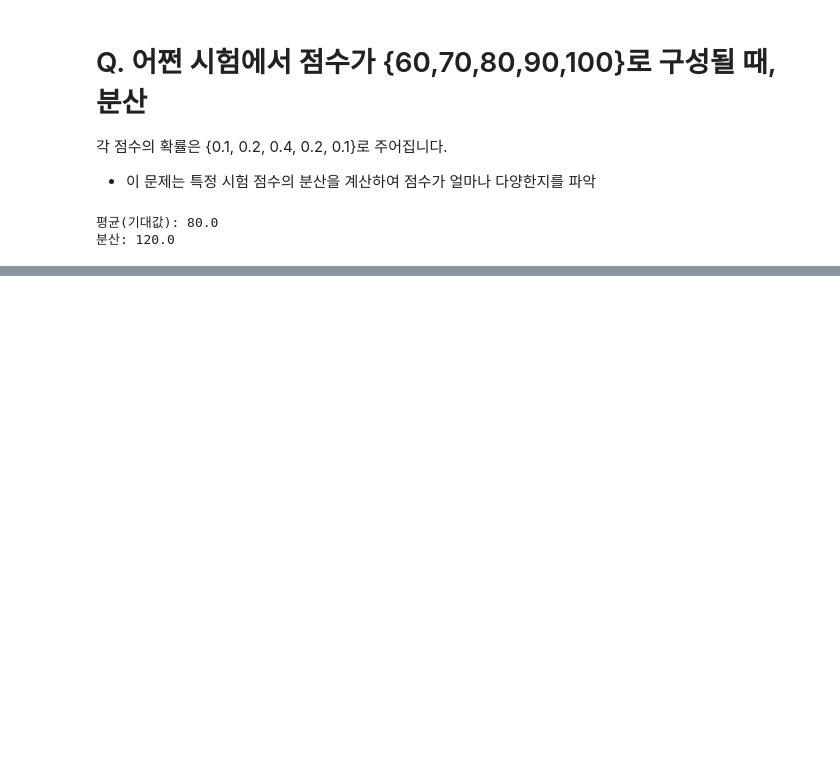
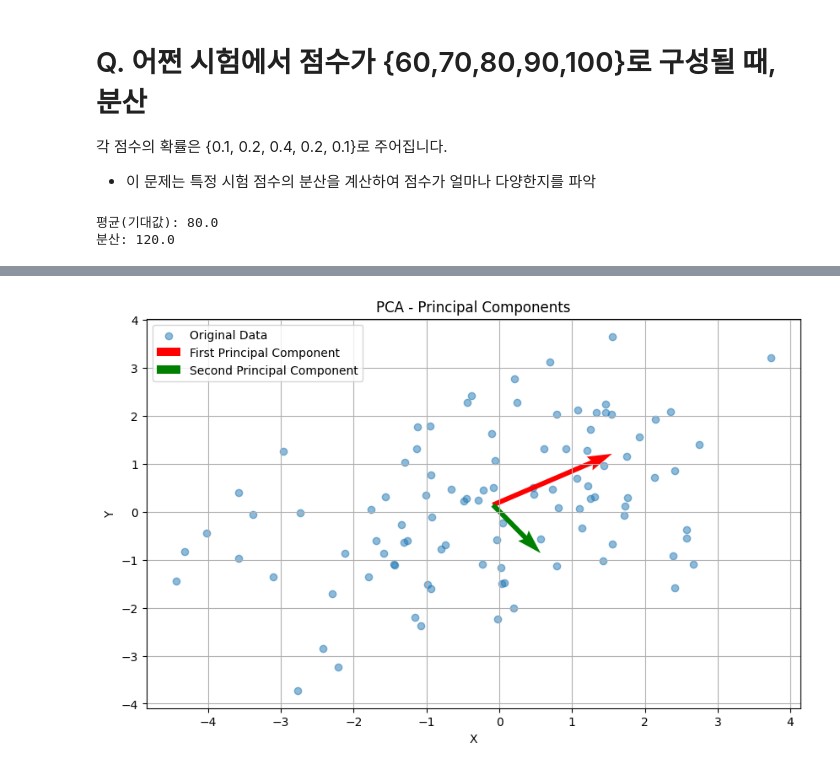
Before and after one commit to windyday0622/windyday, a Jupyter notebook: m3_분석 라이브러리/ stat.ipynb, the cells around one changed output, grey strips where cells are left out. Drawn from its saved outputs; the diff is of its cells as text; code cells hidden in the pictures; blank space fills up the shorter version.

```diff
--- a/m3_분석 라이브러리/ stat.ipynb
+++ b/m3_분석 라이브러리/ stat.ipynb
@@ -509,0 +518,31 @@ print("분산:", variance)
+# %%
+import numpy as np
+import matplotlib.pyplot as plt
+from sklearn.decomposition import PCA
+
+# 예제 데이터 생성 (2차원 데이터)
+np.random.seed(0)
+data = np.random.multivariate_normal([0, 0], [[3, 1], [1, 2]], 100)
+
+# PCA 수행
+pca = PCA(n_components=2)
+pca.fit(data)
+data_pca = pca.transform(data)
+
+# 주성분
+pc1 = pca.components_[0] * np.sqrt(pca.explained_variance_[0])
+pc2 = pca.components_[1] * np.sqrt(pca.explained_variance_[1])
+
+# 시각화
+plt.figure(figsize=(10, 6))
+plt.scatter(data[:, 0], data[:, 1], alpha=0.5, label='Original Data')
+plt.quiver(pca.mean_[0], pca.mean_[1], pc1[0], pc1[1], angles='xy', scale_units='xy', scale=1, color='r', label='First Principal Component')
+plt.quiver(pca.mean_[0], pca.mean_[1], pc2[0], pc2[1], angles='xy', scale_units='xy', scale=1, color='g', label='Second Principal Component')
+plt.title('PCA - Principal Components')
+plt.xlabel('X')
+plt.ylabel('Y')
+plt.legend()
+plt.grid(True)
+plt.show()
+# %% [output]
+[figure, added]
```
Also changed, not shown: parts of 10 cells of this notebook.
